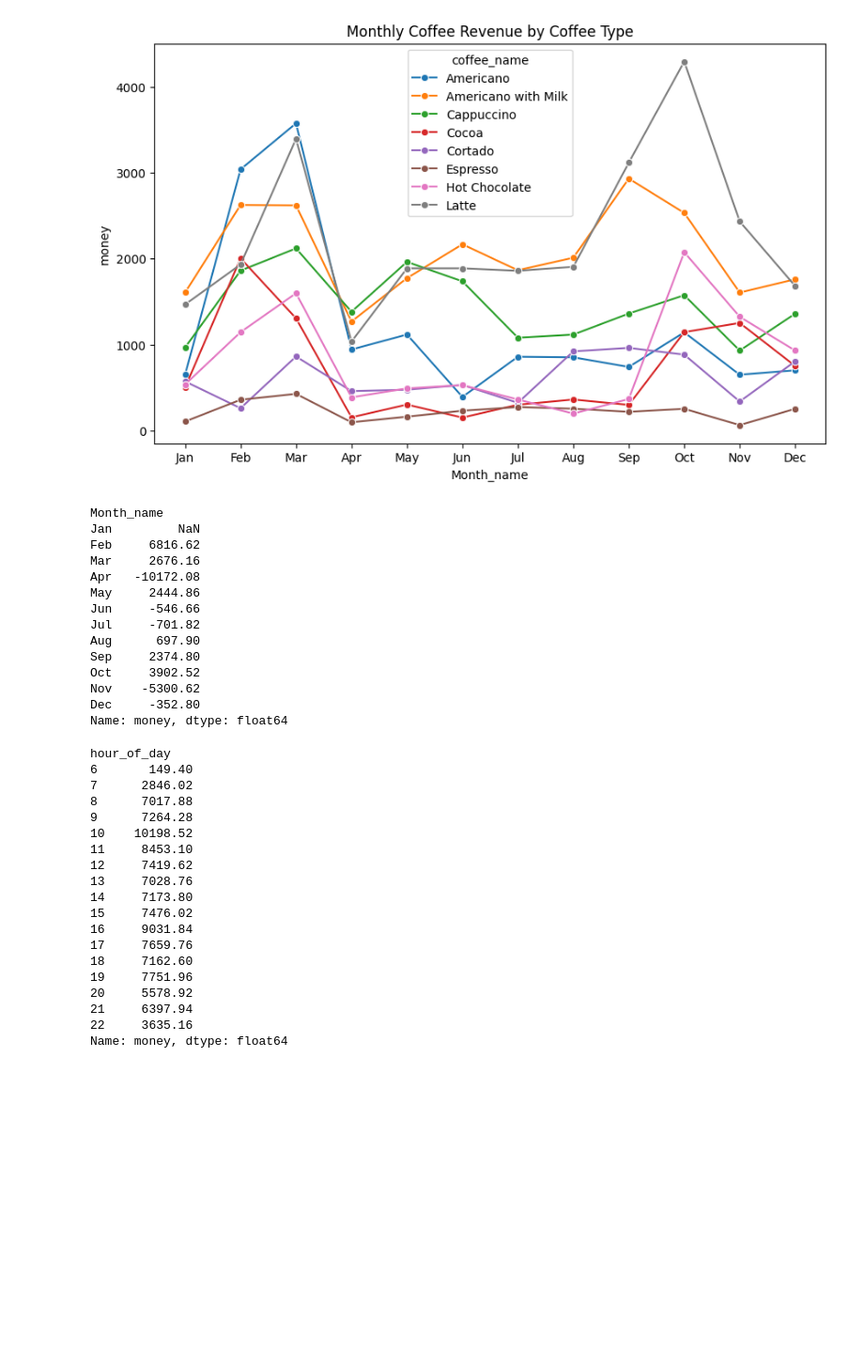
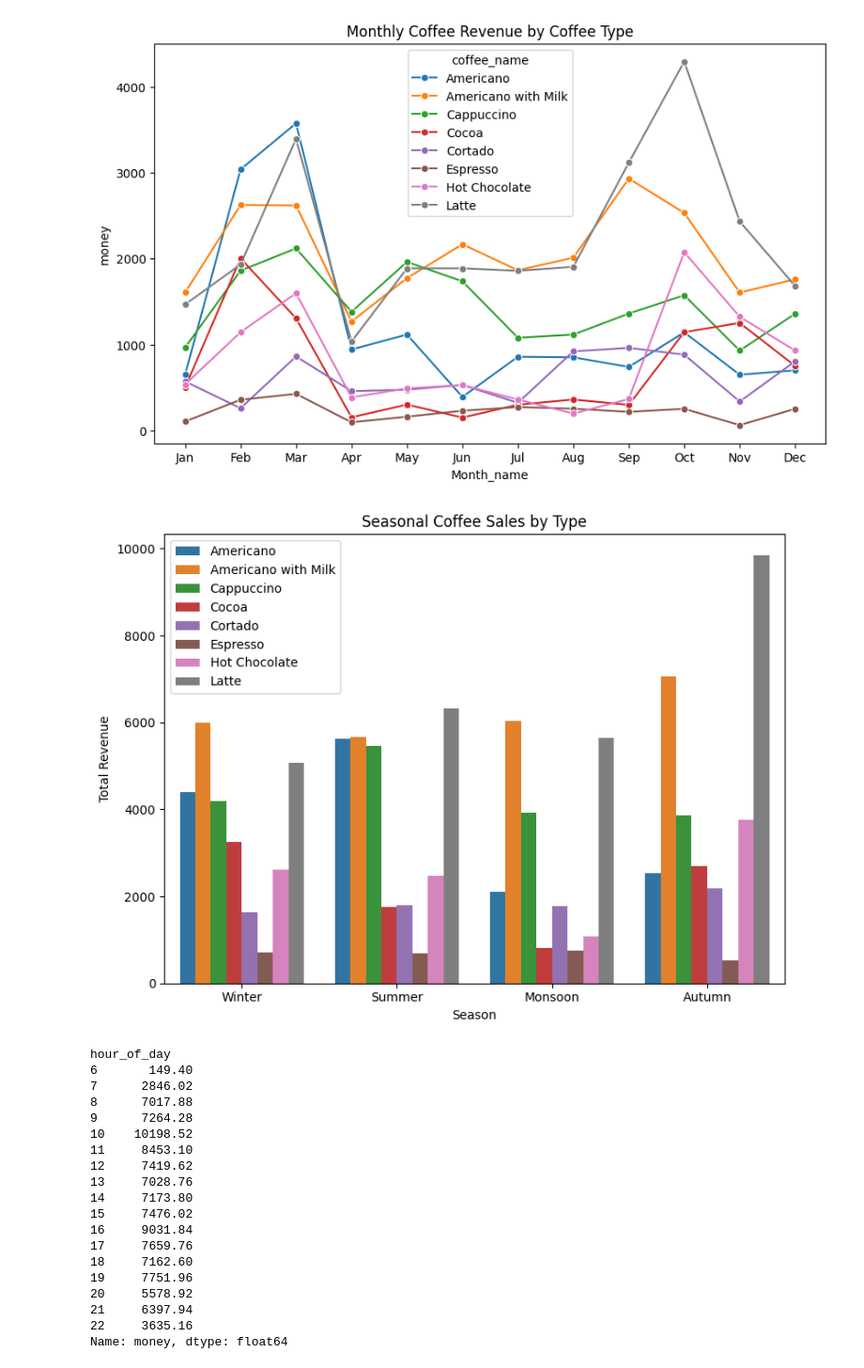
Before and after one commit to kanika-07cs/EDA-task3, a Jupyter notebook: EDA3.ipynb, the cells around one changed output. Shown at 94% size. Drawn from its saved outputs; the diff is of its cells as text; code cells hidden in the pictures; blank space fills up the shorter version.

```diff
--- a/EDA3.ipynb
+++ b/EDA3.ipynb
@@ -189,23 +207,21 @@ plt.show()
 # %% [output]
 [figure]
 # %%
-sales_change = sales_month.diff()
-print(sales_change)
+bins = [0, 2, 5, 8, 11, 12]
+labels = ['Winter', 'Summer', 'Monsoon', 'Autumn', 'Winter']
+df['Season'] = pd.cut(df['Monthsort'], bins=bins, labels=labels, right=True, include_lowest=True,ordered=False)
+seasonal_sales = df.groupby(['Season', 'coffee_name'],observed=True)['money'].sum().reset_index()
+seasonal_sales['Season'] = pd.Categorical(seasonal_sales['Season'], categories=['Winter', 'Summer', 'Monsoon', 'Autumn'], ordered=True)
+plt.figure(figsize=(8,6))
+sns.barplot(x='Season', y='money', hue='coffee_name', data=seasonal_sales)
+plt.title("Seasonal Coffee Sales by Type")
+plt.ylabel("Total Revenue")
+plt.xlabel("Season")
+plt.legend()
+plt.tight_layout()
+plt.show()
 # %% [output]
-Month_name
-Jan         NaN
-Feb     6816.62
-Mar     2676.16
-Apr   -10172.08
-May     2444.86
-Jun     -546.66
-Jul     -701.82
-Aug      697.90
-Sep     2374.80
-Oct     3902.52
-Nov    -5300.62
-Dec     -352.80
-Name: money, dtype: float64
+[figure, added]
 # %%
 hourly_sales = df.groupby('hour_of_day')['money'].sum()
 display(hourly_sales)
```
Also changed, not shown: parts of 4 cells of this notebook.
